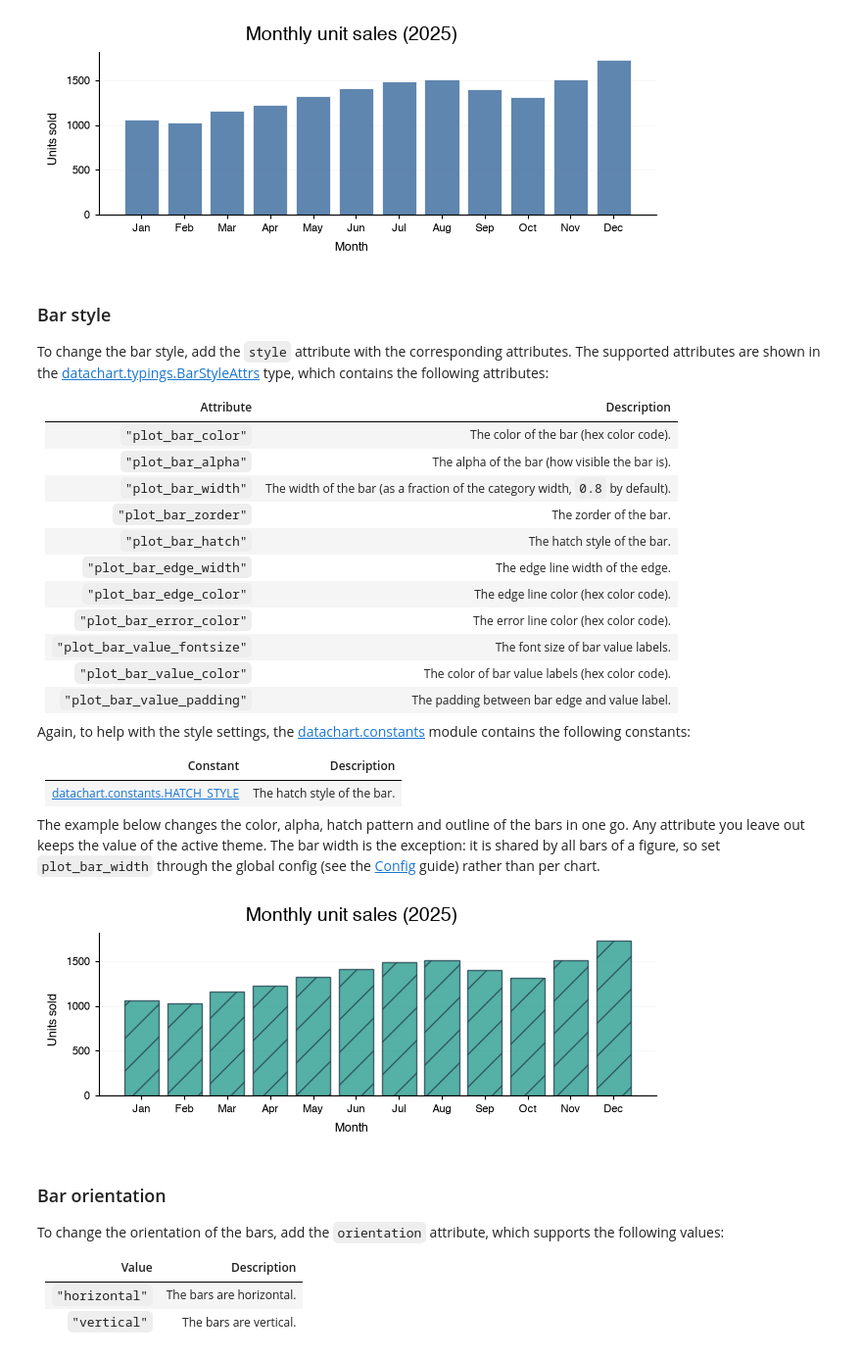
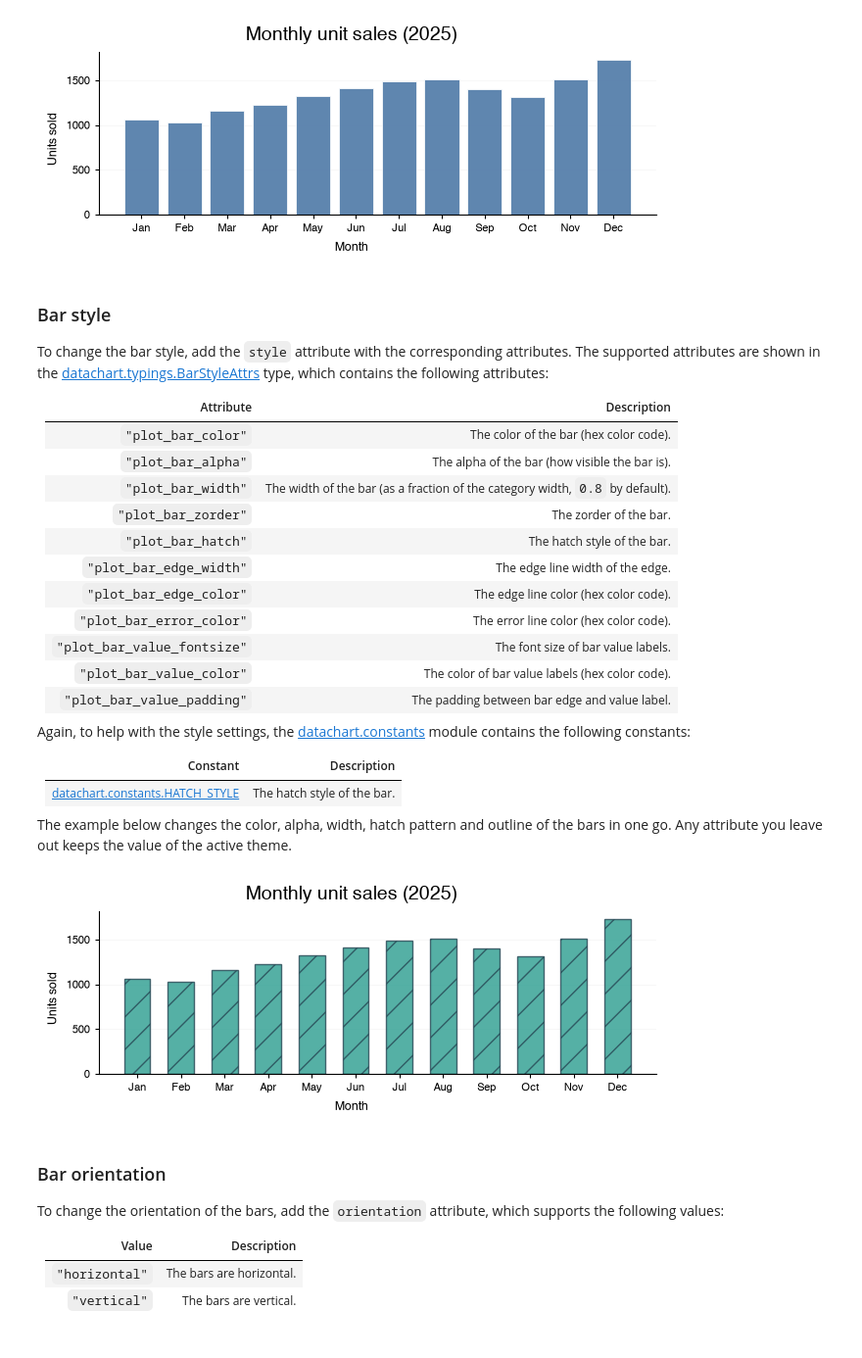
Before and after one commit to eriknovak/datachart, a Jupyter notebook: docs/how-to-guides/charts/barchart.ipynb, the cells around one changed output. Shown at 98% size. Saved outputs shown, nothing was run; the diff lists cells and outputs as text; code cells hidden in the pictures.

Commit message:
docs: show plot_bar_width in the bar style example

```diff
--- a/docs/how-to-guides/charts/barchart.ipynb
+++ b/docs/how-to-guides/charts/barchart.ipynb
@@ -233,28 +233,29 @@ Again, to help with the style settings, the [datachart.constants](../../../refer
 | :------- | :---------- |
 | [datachart.constants.HATCH_STYLE](../../../references/constants/#datachart.constants.HATCH_STYLE) | The hatch style of the bar. |
 
-The example below changes the color, alpha, hatch pattern and outline of the bars in one go. Any attribute you leave out keeps the value of the active theme. The bar width is the exception: it is shared by all bars of a figure, so set `plot_bar_width` through the global config (see the [Config](../../styling/config/) guide) rather than per chart.
+The example below changes the color, alpha, width, hatch pattern and outline of the bars in one go. Any attribute you leave out keeps the value of the active theme.
 # %%
 from datachart.constants import HATCH_STYLE
 # %%
 BarChart(
     data=sales_total,
     # define the style of the bars
     style={
         "plot_bar_color": "#2a9d8f",
         "plot_bar_alpha": 0.8,
+        "plot_bar_width": 0.6,
         "plot_bar_hatch": HATCH_STYLE.DIAGONAL,
         "plot_bar_edge_width": 1.0,
         "plot_bar_edge_color": "#264653",
     },
     title="Monthly unit sales (2025)",
     xlabel="Month",
     ylabel="Units sold",
     figsize=FIG_SIZE.FULL_SHORT,
     show_grid=SHOW_GRID.Y,
 ).show()
 # %% [output]
-[figure, old version]
+[figure, new version]
 # %% [markdown]
 ### Bar orientation
 
```
Also changed, not shown: parts of 1 cell of this notebook.
